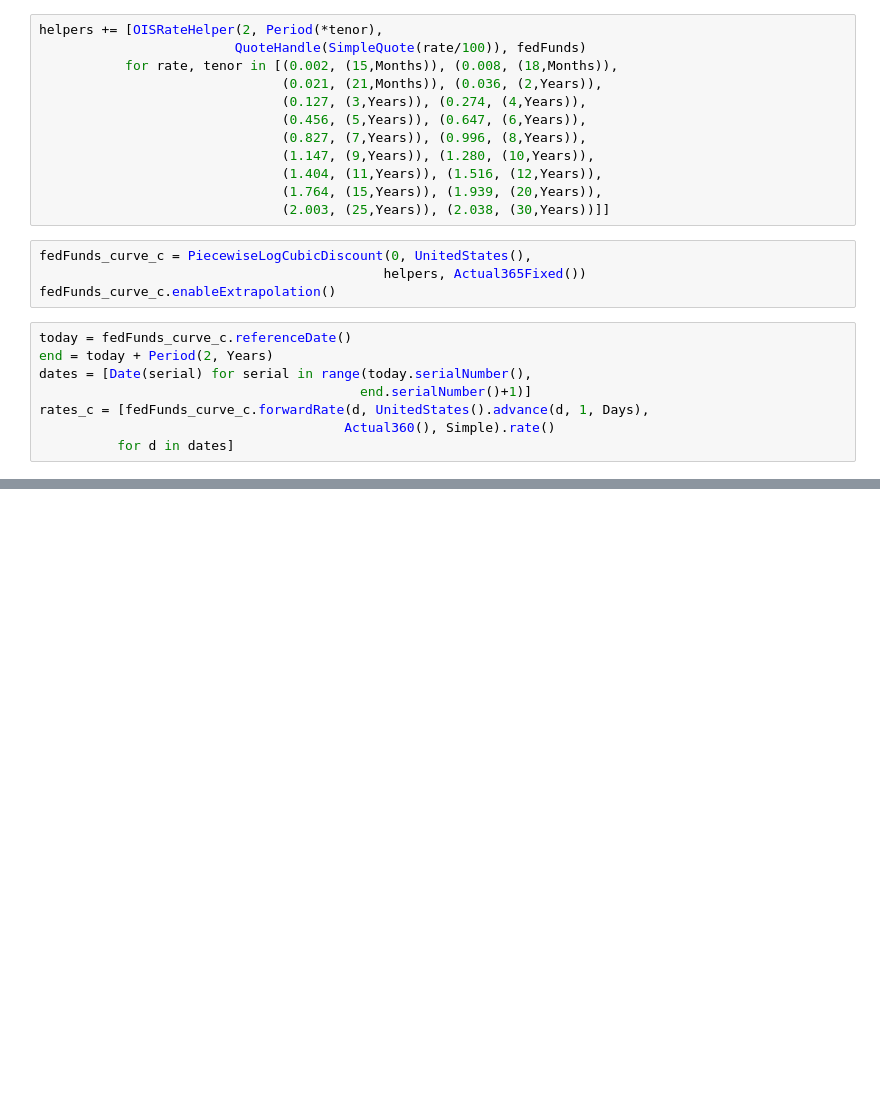
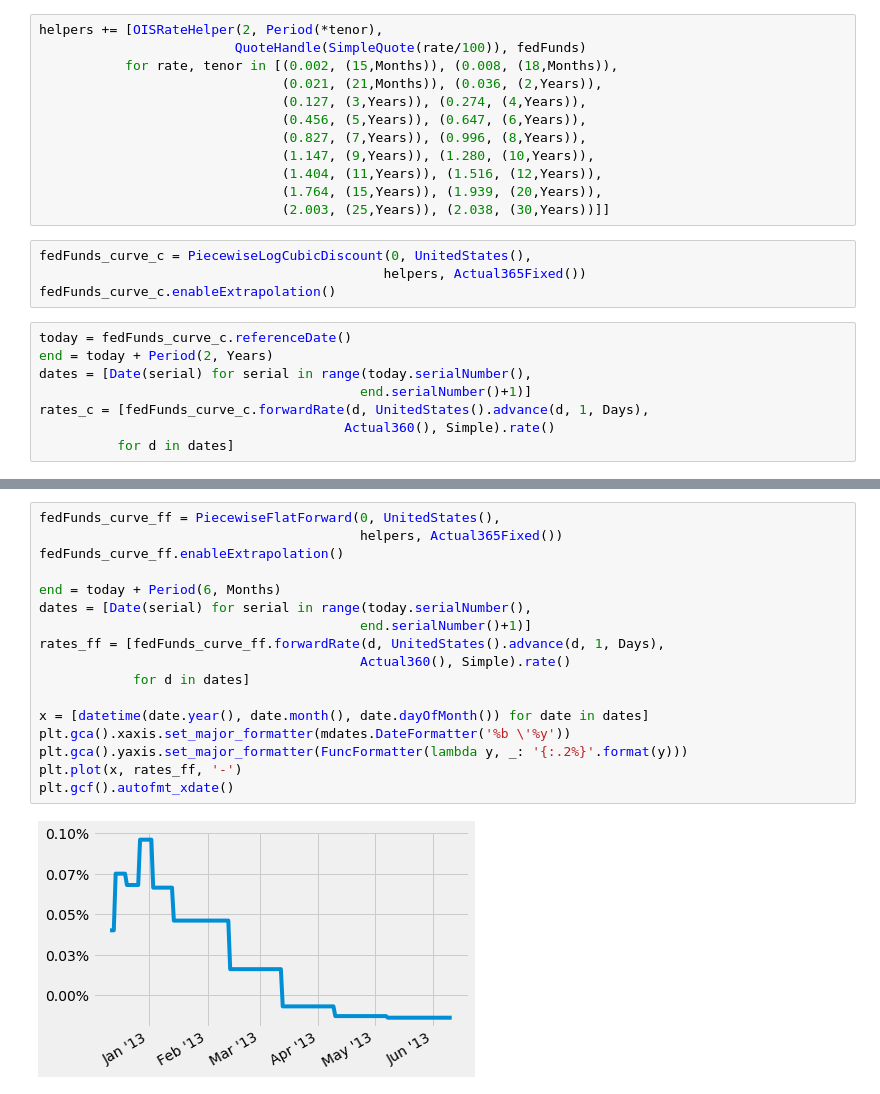
Before and after one commit to x-xing/QuantLib, a Jupyter notebook: ZeroCurve_bootstrapping.ipynb, the cells around one changed output, grey strips where cells are left out. Saved outputs shown, nothing was run; the diff lists cells and outputs as text; blank space fills up the shorter version.

```diff
--- a/ZeroCurve_bootstrapping.ipynb
+++ b/ZeroCurve_bootstrapping.ipynb
@@ -61,0 +66,19 @@ AttributeError: 'Date' object has no attribute 'serailNumber'
+# %%
+fedFunds_curve_ff = PiecewiseFlatForward(0, UnitedStates(),
+                                         helpers, Actual365Fixed())
+fedFunds_curve_ff.enableExtrapolation()
+
+end = today + Period(6, Months)
+dates = [Date(serial) for serial in range(today.serialNumber(),
+                                         end.serialNumber()+1)]
+rates_ff = [fedFunds_curve_ff.forwardRate(d, UnitedStates().advance(d, 1, Days),
+                                         Actual360(), Simple).rate()
+            for d in dates]
+
+x = [datetime(date.year(), date.month(), date.dayOfMonth()) for date in dates]
+plt.gca().xaxis.set_major_formatter(mdates.DateFormatter('%b \'%y'))
+plt.gca().yaxis.set_major_formatter(FuncFormatter(lambda y, _: '{:.2%}'.format(y)))
+plt.plot(x, rates_ff, '-')
+plt.gcf().autofmt_xdate()
+# %% [output]
+[figure, added]
```
Also changed, not shown: parts of 4 cells of this notebook, 1 other file.
